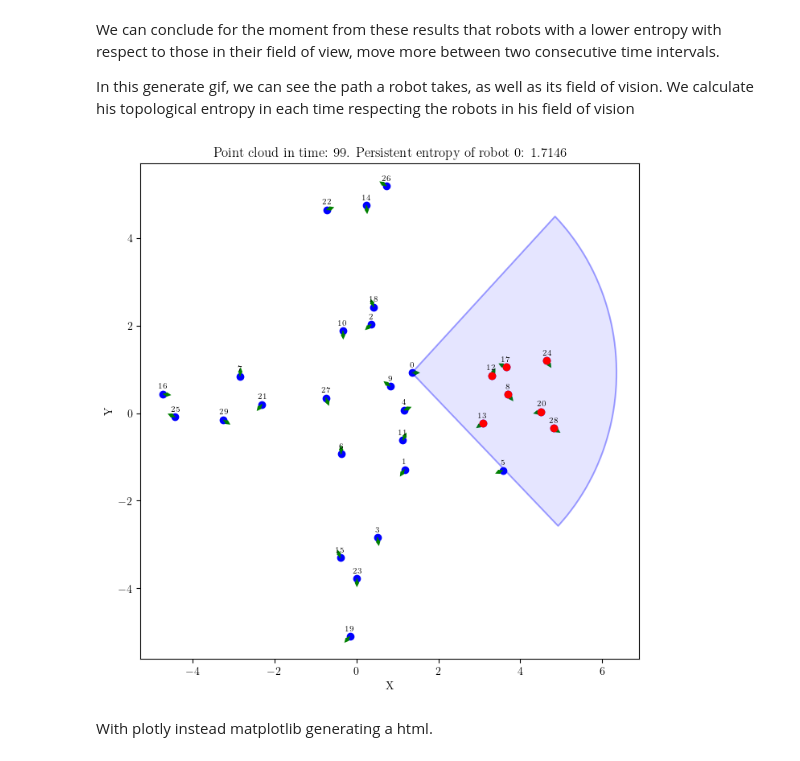
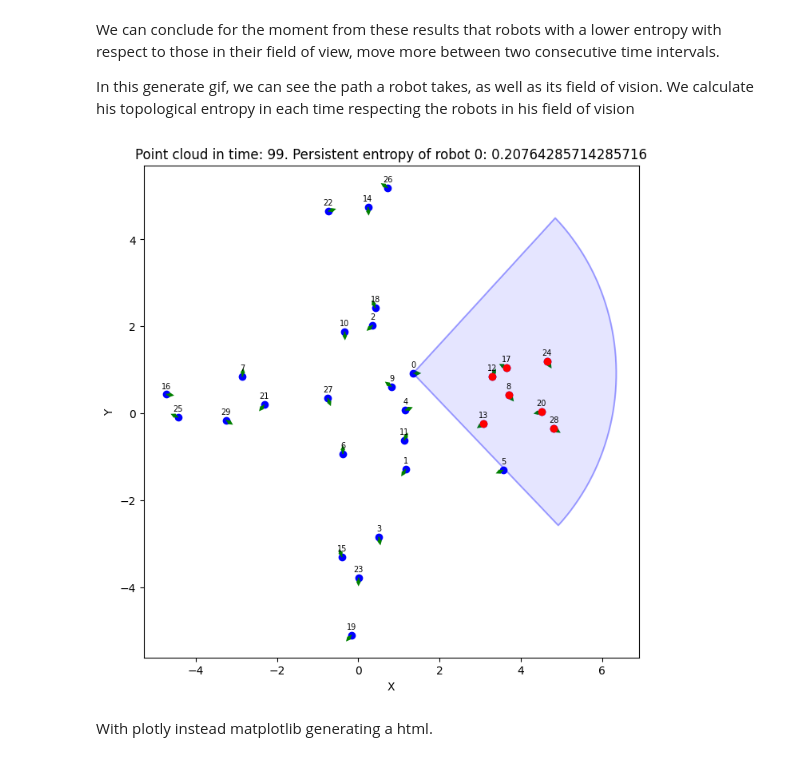
Before and after one commit to victosdur77/Task6.3.2, a Jupyter notebook: PersistentEntropy.ipynb, the cells around one changed output. Drawn from its saved outputs; the diff is of its cells as text; code cells hidden in the pictures.

```diff
--- a/PersistentEntropy.ipynb
+++ b/PersistentEntropy.ipynb
@@ -351,36 +351,36 @@ def update(frame):
         xrobot = x[robotVision]
         yrobot = y[robotVision]
         orientation = angle[robotVision]
         arc_points = [[xrobot, yrobot]]
 
         num_points = 50
         for i in range(num_points + 1):
             angulos = orientation + field_of_view / 2 - (i / num_points) * field_of_view
             arc_points.append([xrobot + vision_radius * np.cos(angulos), yrobot + vision_radius * np.sin(angulos)])
         arc_points.append([xrobot, yrobot])
         arc_points = np.array(arc_points)
         plt.plot(arc_points[:, 0], arc_points[:, 1], 'b-', alpha=0.3)
         plt.fill(arc_points[:, 0], arc_points[:, 1], color='blue', alpha=0.1)
     robots=fu.calcula_robots_en_campo_vision(frame,robotVision)
     plt.scatter(x[robots], y[robots],color="red")
     robots.append(robotVision)
-    puntos=ps[0,robots,:2]
+    puntos=ps[frame,robots,:2]
     x=fu.calculaDiagramaPersistencia(puntos,0)
     xL = DiagramSelector(use=True).fit_transform([x])
     if len(robots) < 3:
         entropia = None
     else:
-        entropia = fu.calculaEntropia(xL[0])
+        entropia = fu.relative_entropy(xL[0])
     plt.xlabel('X')
     plt.ylabel('Y')
     plt.title(f'Point cloud in time: {frame}. Persistent entropy of robot {robotVision}: {entropia}')
 
 fig = plt.figure(figsize=(8, 8))
 ani = animation.FuncAnimation(fig, update, frames=100, interval=1000)
 ani.save(filename="RobotMovementVision.gif", writer="pillow")
 plt.show()
 # %% [output]
-[figure, old version]
+[figure, new version]
 # %% [markdown]
 With plotly instead matplotlib generating a html.
 # %%
```
Also changed, not shown: parts of 1 cell of this notebook, 3 other files.
